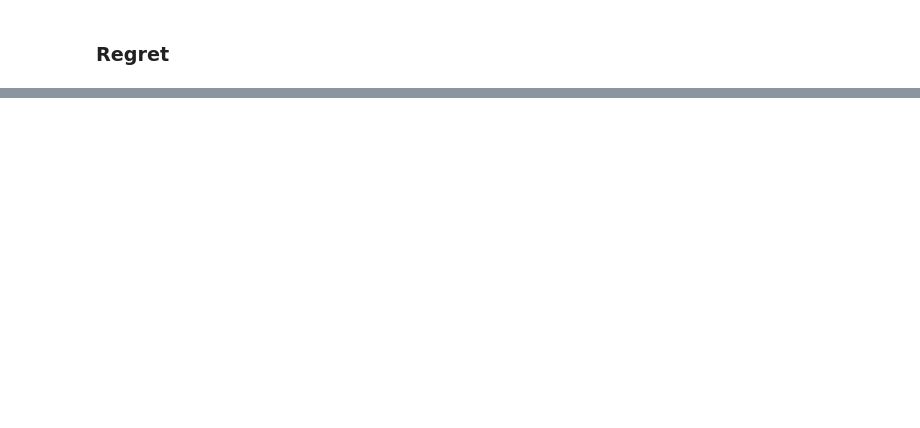
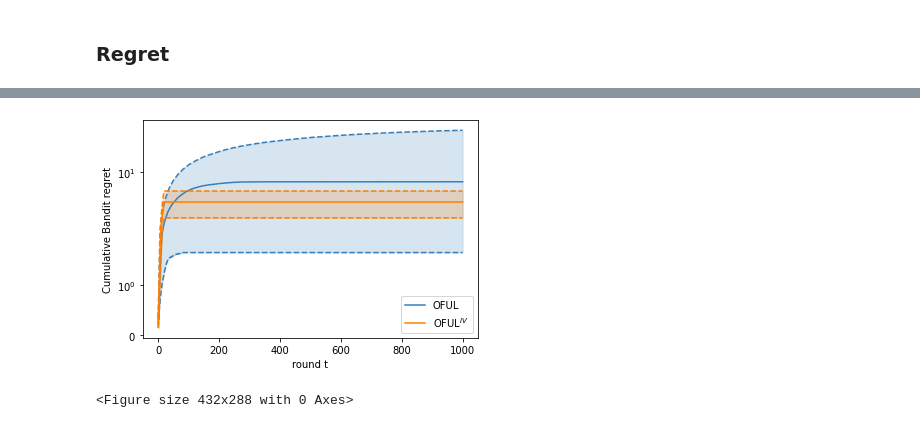
Before and after one commit to riccardodv/O2SLS-and-OFUL-IV, a Jupyter notebook: 2SLSLinearBandit.ipynb, the cells around one changed output, grey strips where cells are left out. Cells and saved outputs as stored; diff of their text form; code cells hidden in the pictures; blank space fills up the shorter version.

```diff
--- a/2SLSLinearBandit.ipynb
+++ b/2SLSLinearBandit.ipynb
@@ -294,0 +261,35 @@ plt.yscale("log")
+# %%
+start = 0
+mean_regret = np.cumsum(regrets.mean(axis=0)[:,start:] ,axis=1)
+std_regret = np.cumsum(regrets.std(axis=0)[:,start:],axis=1)
+
+fst_quantile_regret = np.cumsum(np.quantile(regrets[:,:,start:],0.25,axis=0),axis=1)
+scd_quantile_regret = np.cumsum(np.quantile(regrets[:,:,start:],0.5,axis=0),axis=1)
+thd_quantile_regret = np.cumsum(np.quantile(regrets[:,:,start:],0.75,axis=0),axis=1)
+
+labels = ['OFUL','OFUL$^{IV}$']
+
+for i,a in enumerate(algorithms):
+#     plt.plot(np.divide(mean_regret[i],np.sqrt(T*d*_*np.arange(1,T+1))),label=labels[i],color=colors[i])
+    # plt.plot(mean_regret[i],label=labels[i],color=colors[i])
+    # plt.fill_between(np.arange(T-start),np.divide(fst_quantile_regret[i],np.sqrt(T*d*_*np.arange(1,T+1))),np.divide(thd_quantile_regret[i],np.sqrt(T*d*_*np.arange(1,T+1))),color=colors[i],alpha=0.2)
+    plt.fill_between(np.arange(T-start),fst_quantile_regret[i],thd_quantile_regret[i],color=colors[i],alpha=0.2)
+    plt.plot(fst_quantile_regret[i],color=colors[i],linestyle="dashed")
+    plt.plot(scd_quantile_regret[i],color=colors[i],linestyle="solid", label = labels[i])
+    plt.plot(thd_quantile_regret[i],color=colors[i],linestyle="dashed")
+    # plt.fill_between(np.arange(T-start),mean_regret[i]-std_regret[i],mean_regret[i]+std_regret[i],alpha=0.1)
+# log_ = np.log(lamda+np.arange(1,T+1)/d)
+# plt.plot(4*np.sqrt(T*d*log_)*(np.sqrt(lamda)*S_hat+sigma*np.sqrt(2*np.log(1/delta)+d*(log_-np.log(lamda)))),label="bound",linestyle="dashed")
+# plt.xscale('log')
+plt.yscale('symlog')
+plt.xlabel("round t")
+plt.ylabel('Cumulative Bandit regret')
+# plt.xlim([0,50])
+# plt.plot(np.cumsum(regret[:,1,:].mean(axis=0)),label='forward')
+# plt.plot(np.cumsum(regret,axis=1).std(axis=0))
+plt.legend()
+plt.show()
+plt.savefig("cumulative_regret_warm_start.pdf", format='pdf')
+# %% [output]
+[figure, added]
+<Figure size 432x288 with 0 Axes>
```
Also changed, not shown: parts of 19 cells of this notebook, 1 other file.
